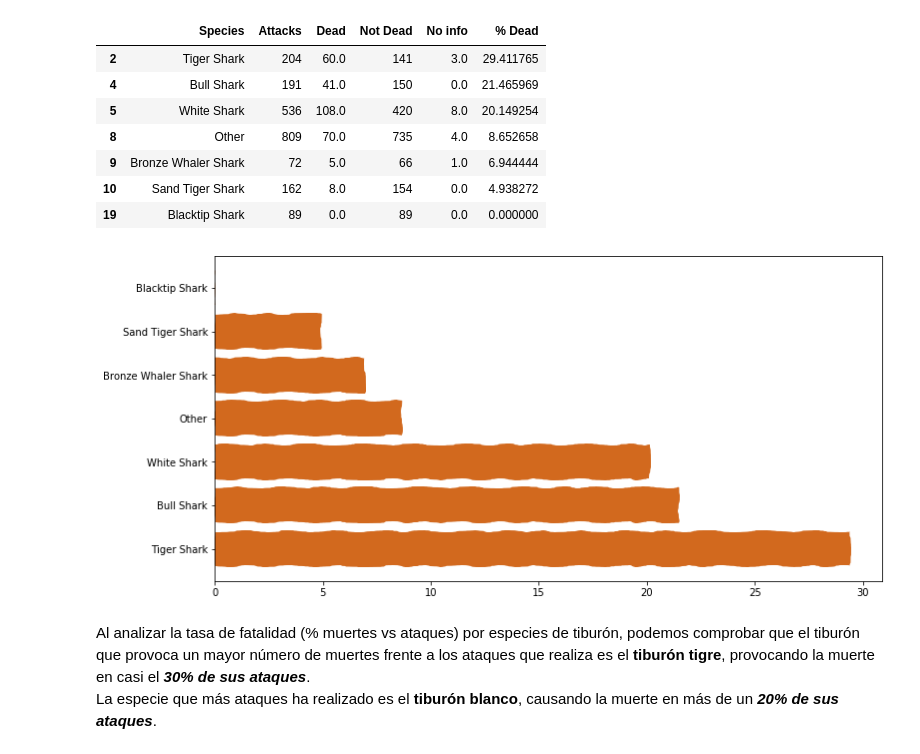
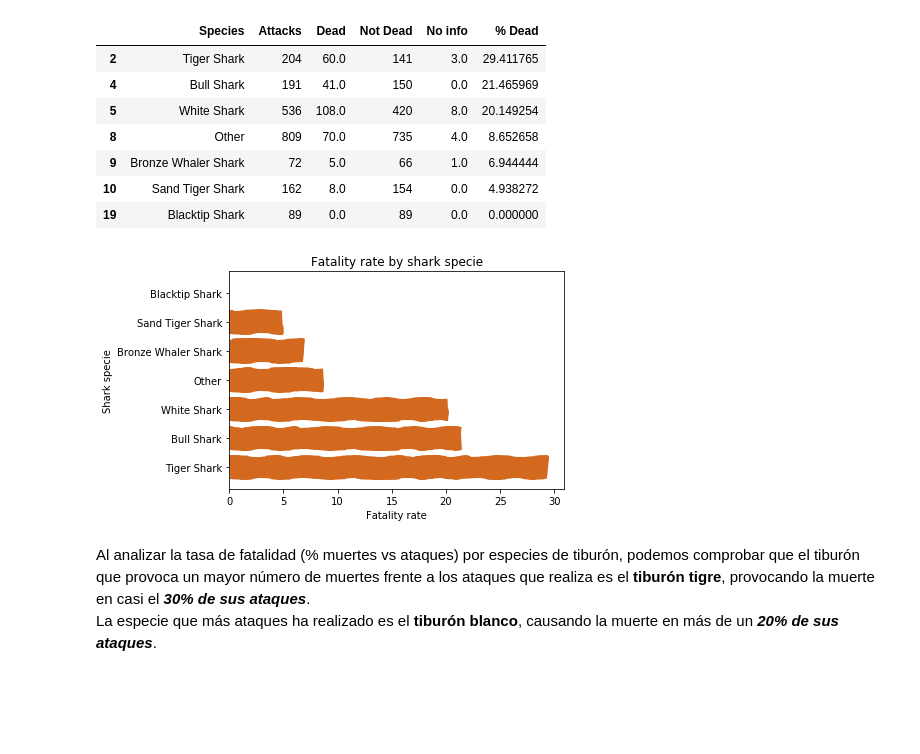
Before and after one commit to ironhack-datalabs/datamad0619, a Jupyter notebook: module-1/pandas-project/your-code/Analysis.ipynb, the cells around one changed output. Saved outputs shown, nothing was run; the diff lists cells and outputs as text; code cells hidden in the pictures; blank space fills up the shorter version.

```diff
--- a/module-1/pandas-project/your-code/Analysis.ipynb
+++ b/module-1/pandas-project/your-code/Analysis.ipynb
@@ -248,9 +246,12 @@ display(ndf50)
 | 19 | Blacktip Shark | 89 | 0.0 | 89 | 0.0 | 0.000000 |
 # %%
 plt.barh(ndf50['Species'],ndf50['% Dead'], color='chocolate', sketch_params=True)
+plt.title('Fatality rate by shark specie')
+plt.xlabel('Fatality rate')
+plt.ylabel('Shark specie')
 plt.show()
 # %% [output]
-[figure, old version]
+[figure, new version]
 # %% [markdown]
 Al analizar la tasa de fatalidad (% muertes vs ataques) por especies de tiburón, podemos comprobar que el tiburón que provoca un mayor número de muertes frente a los ataques que realiza es el **tiburón tigre**, provocando la muerte en casi el ***30% de sus ataques***.<br>
 La especie que más ataques ha realizado es el **tiburón blanco**, causando la muerte en más de un ***20% de sus ataques***.
```
Also changed, not shown: parts of 9 cells of this notebook.
